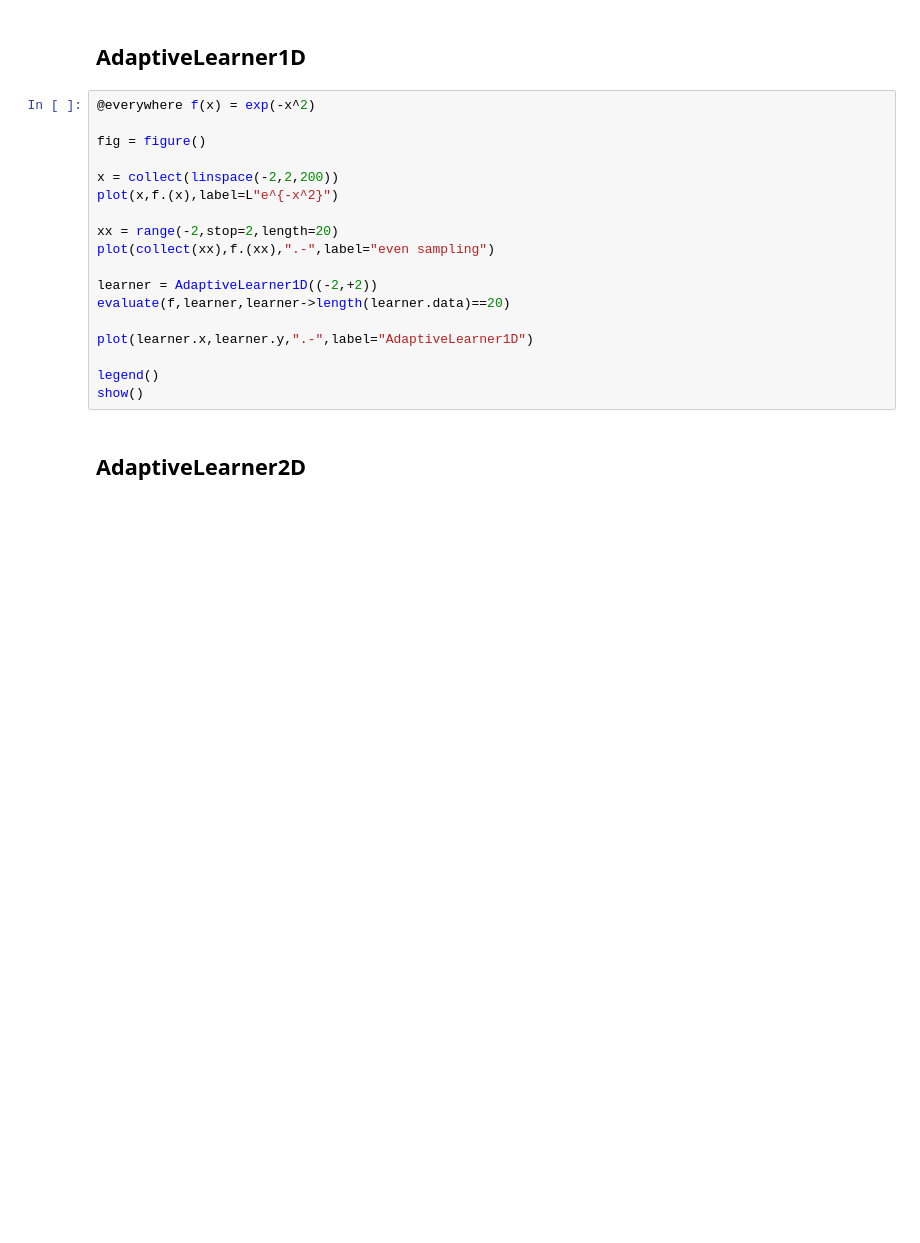
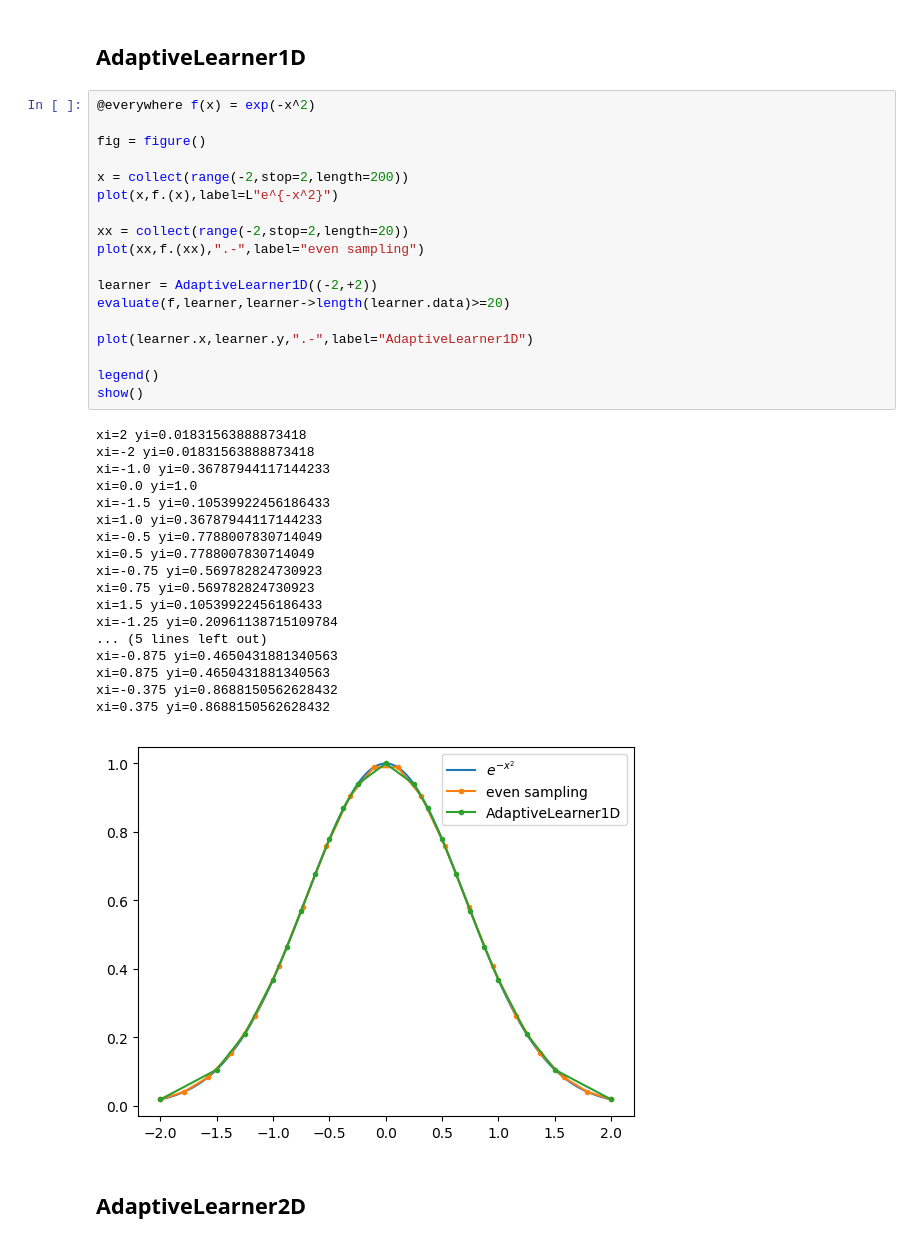
Before and after one commit to JanisErdmanis/Adaptive.jl, a Jupyter notebook: examples/usage.ipynb, the cells around one changed output. Drawn from its saved outputs; the diff is of its cells as text; blank space fills up the shorter version.

```diff
--- a/examples/usage.ipynb
+++ b/examples/usage.ipynb
@@ -13,21 +13,40 @@ addprocs(2)
 # %%
 @everywhere f(x) = exp(-x^2)
 
 fig = figure()
 
-x = collect(linspace(-2,2,200))
+x = collect(range(-2,stop=2,length=200))
 plot(x,f.(x),label=L"e^{-x^2}")
 
-xx = range(-2,stop=2,length=20)
-plot(collect(xx),f.(xx),".-",label="even sampling")
+xx = collect(range(-2,stop=2,length=20))
+plot(xx,f.(xx),".-",label="even sampling")
 
 learner = AdaptiveLearner1D((-2,+2))
-evaluate(f,learner,learner->length(learner.data)==20)
+evaluate(f,learner,learner->length(learner.data)>=20)
 
 plot(learner.x,learner.y,".-",label="AdaptiveLearner1D")
 
 legend()
 show()
+# %% [output]
+xi=2 yi=0.01831563888873418
+xi=-2 yi=0.01831563888873418
+xi=-1.0 yi=0.36787944117144233
+xi=0.0 yi=1.0
+xi=-1.5 yi=0.10539922456186433
+xi=1.0 yi=0.36787944117144233
+xi=-0.5 yi=0.7788007830714049
+xi=0.5 yi=0.7788007830714049
+xi=-0.75 yi=0.569782824730923
+xi=0.75 yi=0.569782824730923
+xi=1.5 yi=0.10539922456186433
+xi=-1.25 yi=0.20961138715109784
+... (5 lines left out)
+xi=-0.875 yi=0.4650431881340563
+xi=0.875 yi=0.4650431881340563
+xi=-0.375 yi=0.8688150562628432
+xi=0.375 yi=0.8688150562628432
+[figure, added]
 # %% [markdown]
 ## AdaptiveLearner2D
 # %%
```
Also changed, not shown: parts of 2 cells of this notebook, 1 other file.
